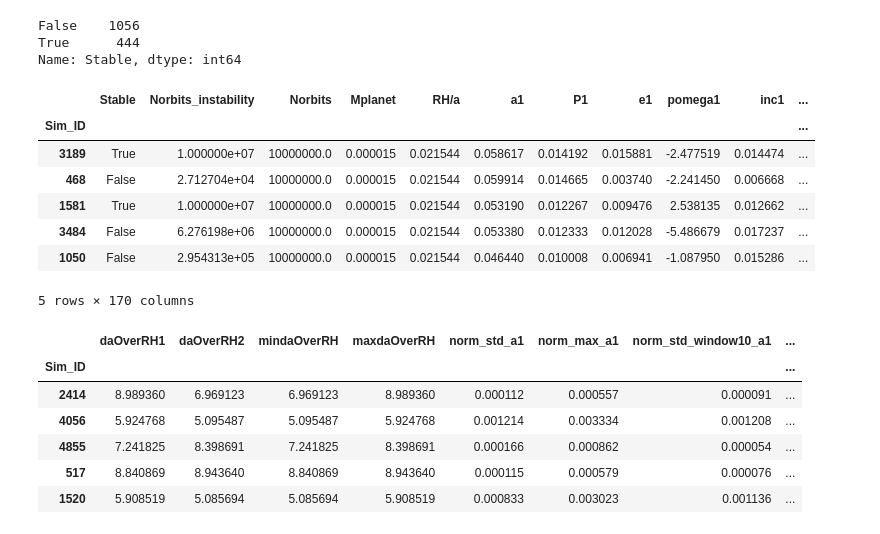
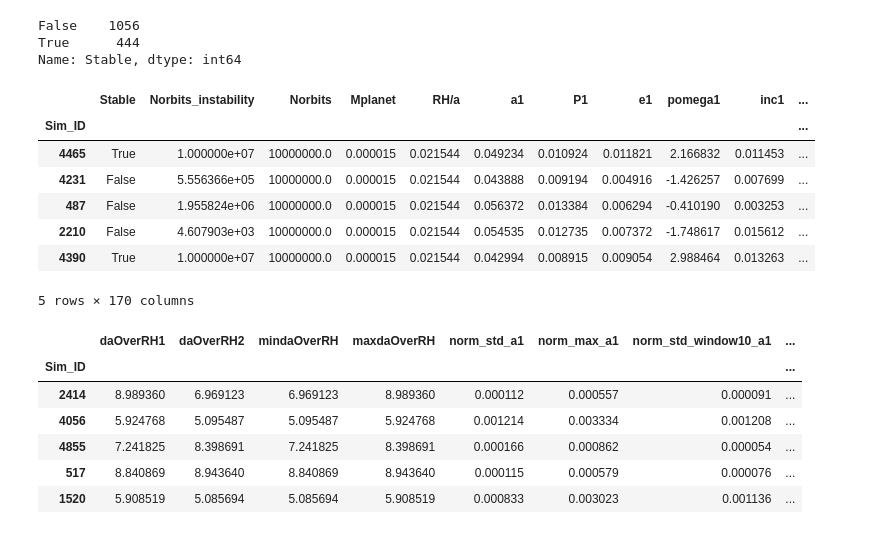
Before and after one commit to dtamayo/Stability, a Jupyter notebook: Analysis/XGBoostNewFeatures2.ipynb, the cells around one changed output. Cells and saved outputs as stored; diff of their text form; code cells hidden in the pictures.

```diff
--- a/Analysis/XGBoostNewFeatures2.ipynb
+++ b/Analysis/XGBoostNewFeatures2.ipynb
@@ -11,23 +13,23 @@ Name: Stable, dtype: int64
 # %%
 # Reading in the data:
 import pandas as pd
 import numpy as np
 import matplotlib.pyplot as plt
 %matplotlib inline
 from scipy.interpolate import interp1d
 trainData = pd.read_csv('../data/1e7data_train.csv', index_col=0)
 testData = pd.read_csv('../data/1e7data_holdout.csv', index_col=0)
 df = trainData
 dftest = testData
-dftest.tail()
+df.tail()
 # %% [output]
 |  | Stable | Norbits_instability | Norbits | Mplanet | RH/a | a1 | P1 | e1 | pomega1 | inc1 | ... |
 | Sim_ID |  |  |  |  |  |  |  |  |  |  | ... |
-| 3189 | True | 1.000000e+07 | 10000000.0 | 0.000015 | 0.021544 | 0.058617 | 0.014192 | 0.015881 | -2.477519 | 0.014474 | ... |
-| 468 | False | 2.712704e+04 | 10000000.0 | 0.000015 | 0.021544 | 0.059914 | 0.014665 | 0.003740 | -2.241450 | 0.006668 | ... |
-| 1581 | True | 1.000000e+07 | 10000000.0 | 0.000015 | 0.021544 | 0.053190 | 0.012267 | 0.009476 | 2.538135 | 0.012662 | ... |
-| 3484 | False | 6.276198e+06 | 10000000.0 | 0.000015 | 0.021544 | 0.053380 | 0.012333 | 0.012028 | -5.486679 | 0.017237 | ... |
-| 1050 | False | 2.954313e+05 | 10000000.0 | 0.000015 | 0.021544 | 0.046440 | 0.010008 | 0.006941 | -1.087950 | 0.015286 | ... |
+| 4465 | True | 1.000000e+07 | 10000000.0 | 0.000015 | 0.021544 | 0.049234 | 0.010924 | 0.011821 | 2.166832 | 0.011453 | ... |
+| 4231 | False | 5.556366e+05 | 10000000.0 | 0.000015 | 0.021544 | 0.043888 | 0.009194 | 0.004916 | -1.426257 | 0.007699 | ... |
+| 487 | False | 1.955824e+06 | 10000000.0 | 0.000015 | 0.021544 | 0.056372 | 0.013384 | 0.006294 | -0.410190 | 0.003253 | ... |
+| 2210 | False | 4.607903e+03 | 10000000.0 | 0.000015 | 0.021544 | 0.054535 | 0.012735 | 0.007372 | -1.748617 | 0.015612 | ... |
+| 4390 | True | 1.000000e+07 | 10000000.0 | 0.000015 | 0.021544 | 0.042994 | 0.008915 | 0.009054 | 2.988464 | 0.013263 | ... |
 5 rows × 170 columns
 # %%
 features = []
```
Also changed, not shown: parts of 10 cells of this notebook, 3 other files.
